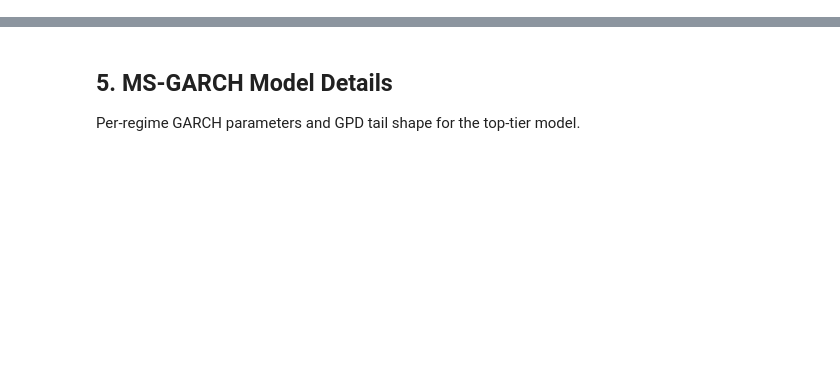
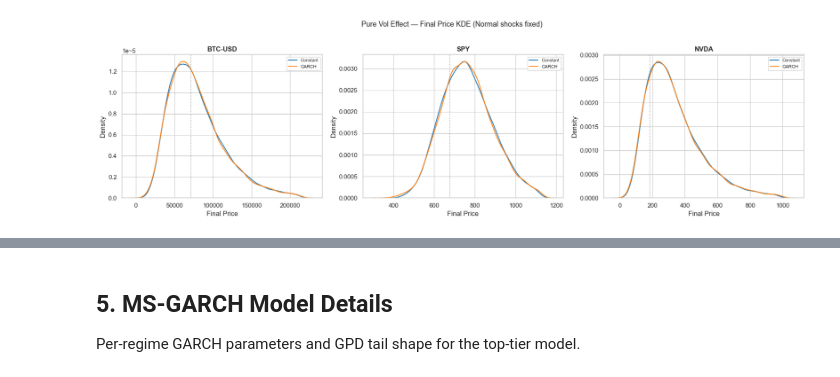
Before and after one commit to egarciademiguel-dsml/RiskLens, a Jupyter notebook: notebooks/model_deep_dive.ipynb, the cells around one changed output, grey strips where cells are left out. Saved outputs shown, nothing was run; the diff lists cells and outputs as text; code cells hidden in the pictures; blank space fills up the shorter version.

```diff
--- a/notebooks/model_deep_dive.ipynb
+++ b/notebooks/model_deep_dive.ipynb
@@ -219,19 +253,21 @@ df_vol
 # %%
 # KDE overlay: Constant vs GARCH (both Normal shocks)
 fig, axes = plt.subplots(1, 3, figsize=(18, 5))
 colors_vol = {"Constant+Normal": "#1f77b4", "GARCH+Normal": "#ff7f0e"}
 
 for ax, (ticker, results) in zip(axes, vol_results.items()):
     ip = assets[ticker]["initial_price"]
     for name, c in colors_vol.items():
         fp = results[name]["fp"]
         cutoff = fp.quantile(0.99)
         sns.kdeplot(fp[fp <= cutoff], ax=ax, label=name.split("+")[0], color=c, linewidth=1.5)
     ax.axvline(ip, color="gray", linewidth=1, linestyle=":")
     ax.set_title(f"{ticker}", fontweight="bold")
     ax.set_xlabel("Final Price")
     ax.legend(fontsize=8)
 
-fig.suptitle("Pure Vol Effect — Final Price KDE (Normal shocks fixed)", fontsize=13, y=1.02)
+fig.suptitle("Pure Vol Effect â€” Final Price KDE (Normal shocks fixed)", fontsize=13, y=1.02)
 plt.tight_layout()
 plt.show()
+# %% [output]
+[figure, added]
```
Also changed, not shown: parts of 35 cells of this notebook, 1 other file.
